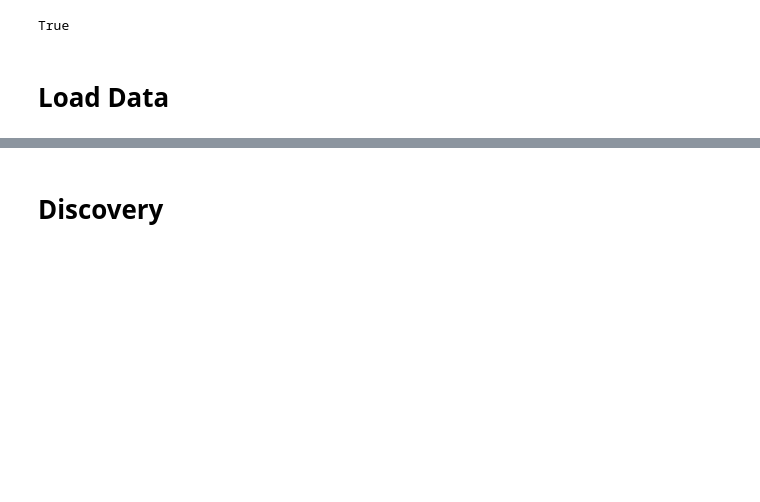
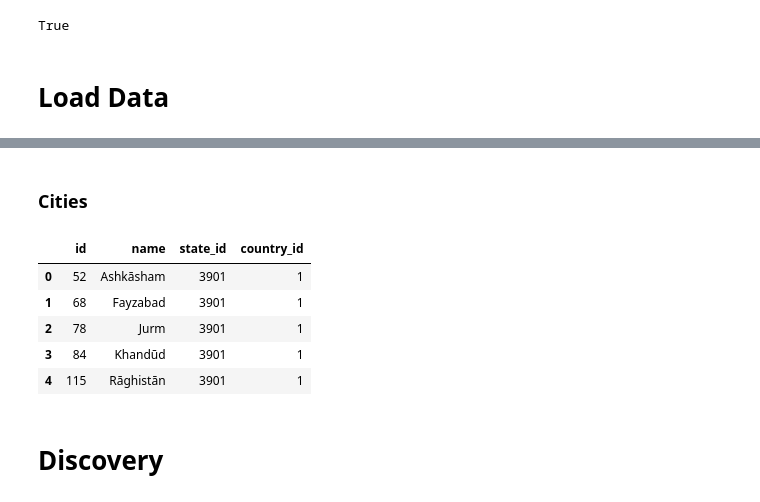
Before and after one commit to a-s-g93/neo4j-runway, a Jupyter notebook: examples/end_to_end/multi_file/countries/countries.ipynb, the cells around one changed output, grey strips where cells are left out. Saved outputs shown, nothing was run; the diff lists cells and outputs as text; code cells hidden in the pictures; blank space fills up the shorter version.

```diff
--- a/examples/end_to_end/multi_file/countries/countries.ipynb
+++ b/examples/end_to_end/multi_file/countries/countries.ipynb
@@ -28,3 +56,14 @@ data = load_local_files(data_directory="../../../data/countries/", general_descr
+# %% [markdown]
+### Cities
+# %%
+data.table_dict.get("cities.csv").dataframe.head()
+# %% [output]
+|  | id | name | state_id | country_id |
+| 0 | 52 | Ashkāsham | 3901 | 1 |
+| 1 | 68 | Fayzabad | 3901 | 1 |
+| 2 | 78 | Jurm | 3901 | 1 |
+| 3 | 84 | Khandūd | 3901 | 1 |
+| 4 | 115 | Rāghistān | 3901 | 1 |
 # %% [markdown]
 # Discovery
 # %%
```
Also changed, not shown: parts of 23 cells of this notebook, 4 other files.
